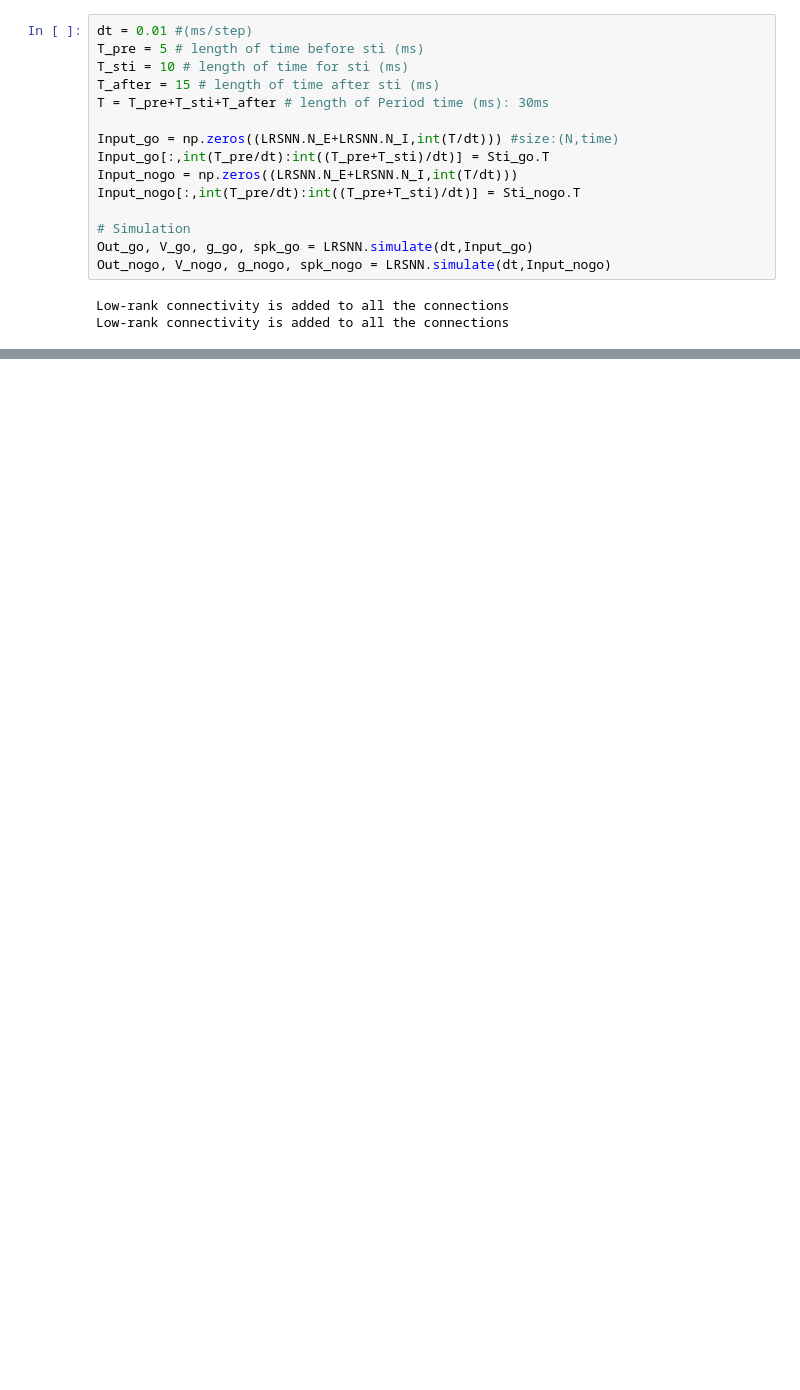
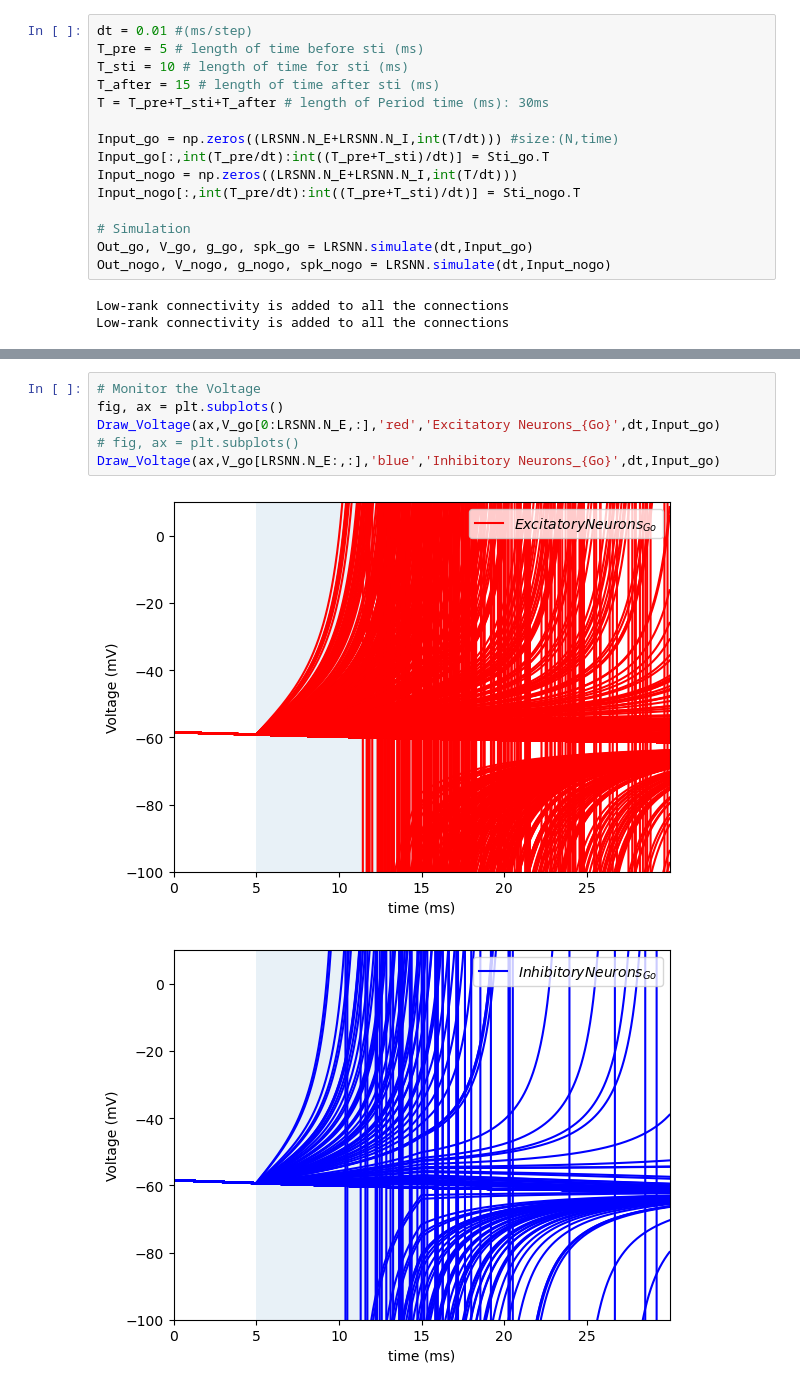
Before and after one commit to LiBinUtokyo/LowRank_ModifiedTheta_SNN, a Jupyter notebook: PYTHON/main.ipynb, the cells around one changed output, grey strips where cells are left out. Cells and saved outputs as stored; diff of their text form; blank space fills up the shorter version.

```diff
--- a/PYTHON/main.ipynb
+++ b/PYTHON/main.ipynb
@@ -268,0 +363,9 @@ print({'a':1,'b':2})
+# %%
+# Monitor the Voltage
+fig, ax = plt.subplots()
+Draw_Voltage(ax,V_go[0:LRSNN.N_E,:],'red','Excitatory Neurons_{Go}',dt,Input_go)
+# fig, ax = plt.subplots()
+Draw_Voltage(ax,V_go[LRSNN.N_E:,:],'blue','Inhibitory Neurons_{Go}',dt,Input_go)
+# %% [output]
+[figure, added]
+[figure, added]
```
Also changed, not shown: parts of 9 cells of this notebook.
